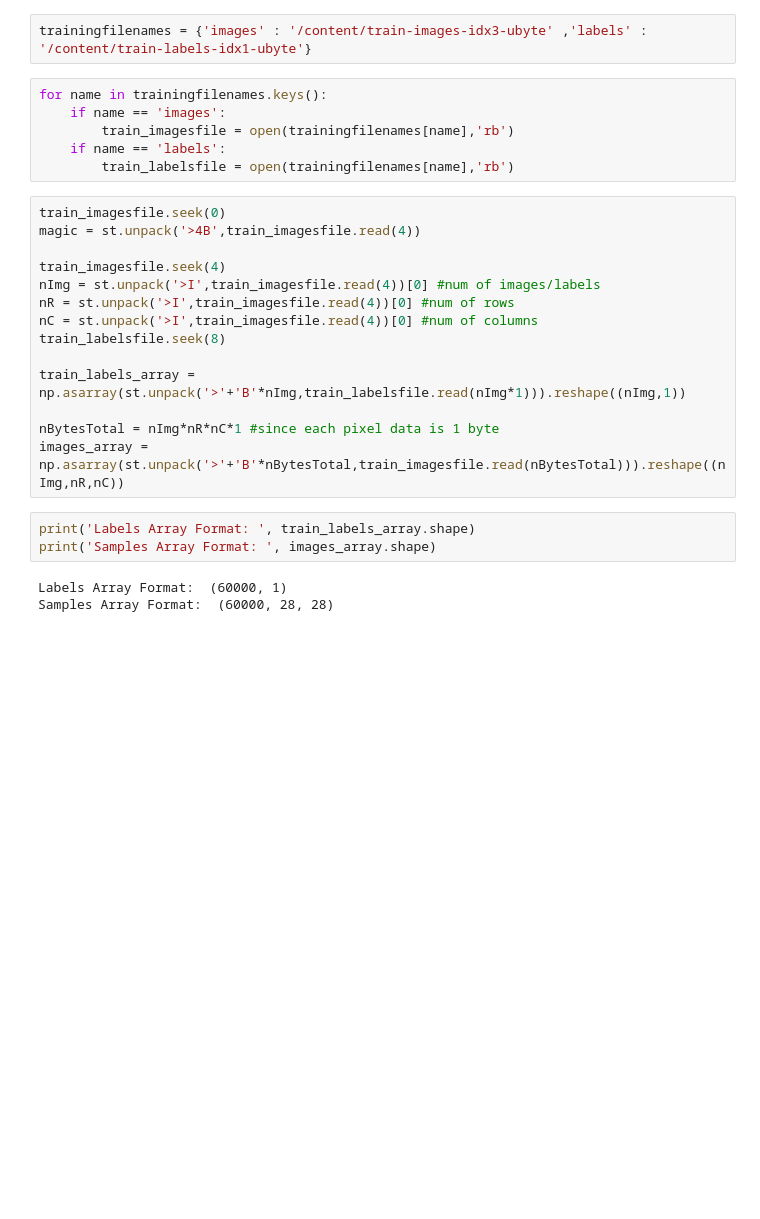
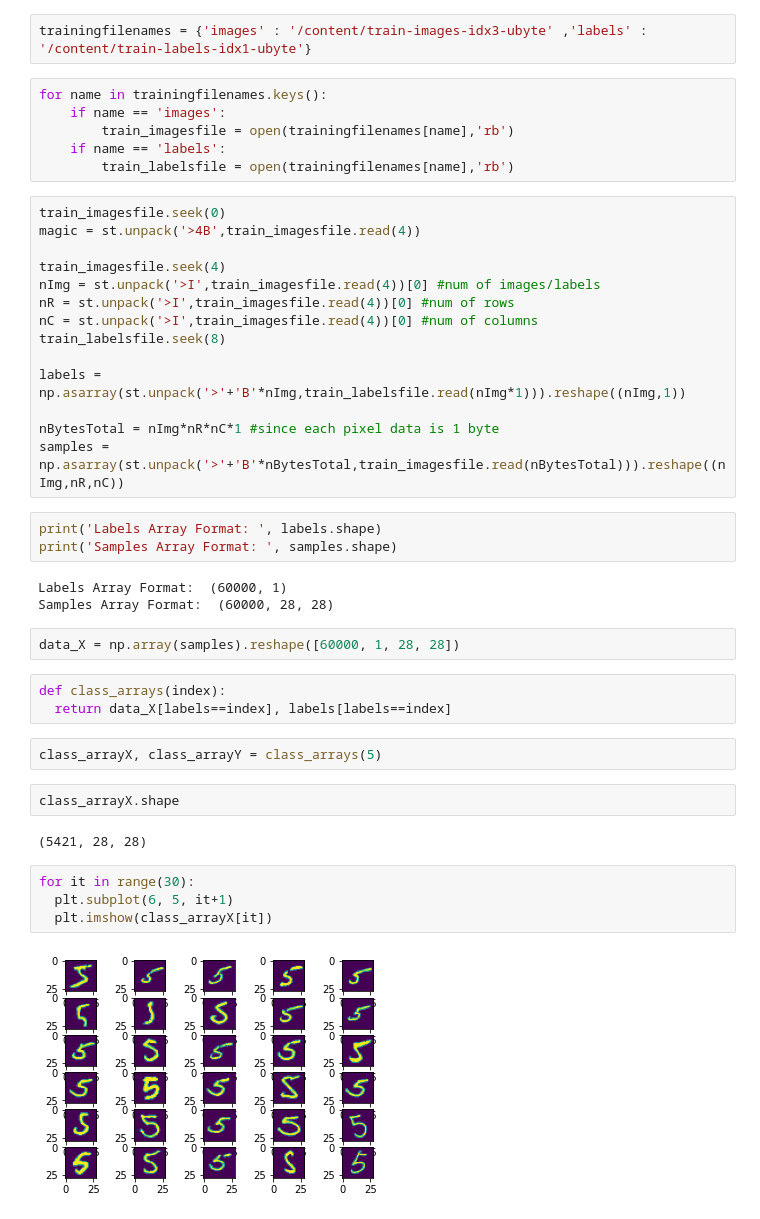
Before and after one commit to carvalheirafc/mnist-MachineLearning-Supervised, a Jupyter notebook: mnist_data_handler.ipynb, the cells around one changed output. Drawn from its saved outputs; the diff is of its cells as text; blank space fills up the shorter version.

```diff
--- a/mnist_data_handler.ipynb
+++ b/mnist_data_handler.ipynb
@@ -48,13 +49,30 @@ nR = st.unpack('>I',train_imagesfile.read(4))[0] #num of rows
 nC = st.unpack('>I',train_imagesfile.read(4))[0] #num of columns
 train_labelsfile.seek(8)
 
-train_labels_array = np.asarray(st.unpack('>'+'B'*nImg,train_labelsfile.read(nImg*1))).reshape((nImg,1))
+labels = np.asarray(st.unpack('>'+'B'*nImg,train_labelsfile.read(nImg*1))).reshape((nImg,1))
 
 nBytesTotal = nImg*nR*nC*1 #since each pixel data is 1 byte
-images_array = np.asarray(st.unpack('>'+'B'*nBytesTotal,train_imagesfile.read(nBytesTotal))).reshape((nImg,nR,nC))
+samples = np.asarray(st.unpack('>'+'B'*nBytesTotal,train_imagesfile.read(nBytesTotal))).reshape((nImg,nR,nC))
 # %%
-print('Labels Array Format: ', train_labels_array.shape)
-print('Samples Array Format: ', images_array.shape)
+print('Labels Array Format: ', labels.shape)
+print('Samples Array Format: ', samples.shape)
 # %% [output]
 Labels Array Format:  (60000, 1)
 Samples Array Format:  (60000, 28, 28)
+# %%
+data_X = np.array(samples).reshape([60000, 1, 28, 28])
+# %%
+def class_arrays(index):
+  return data_X[labels==index], labels[labels==index]
+# %%
+class_arrayX, class_arrayY = class_arrays(5)
+# %%
+class_arrayX.shape
+# %% [output]
+(5421, 28, 28)
+# %%
+for it in range(30):
+  plt.subplot(6, 5, it+1)
+  plt.imshow(class_arrayX[it])
+# %% [output]
+[figure, added]
```
Also changed, not shown: parts of 6 cells of this notebook.
